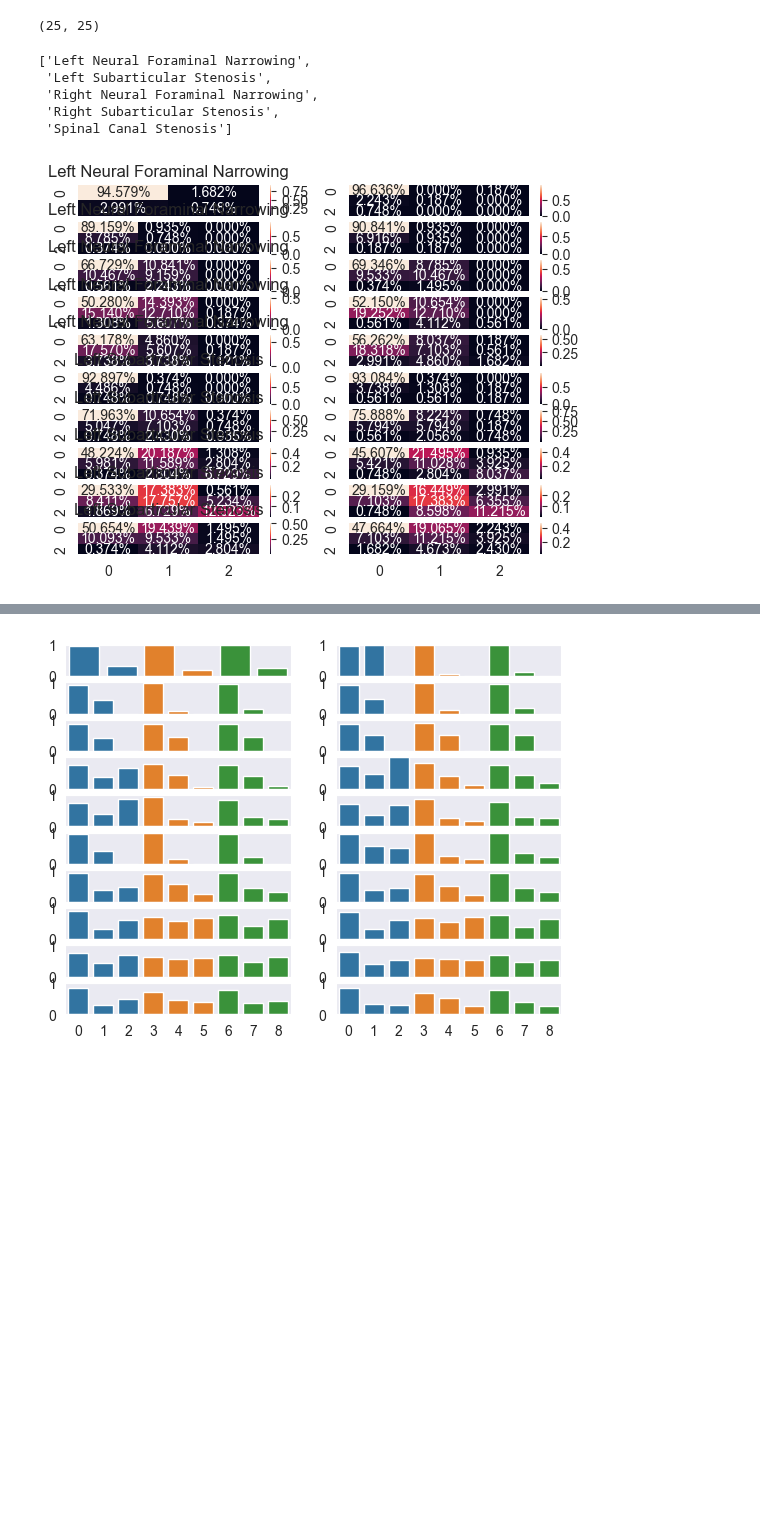
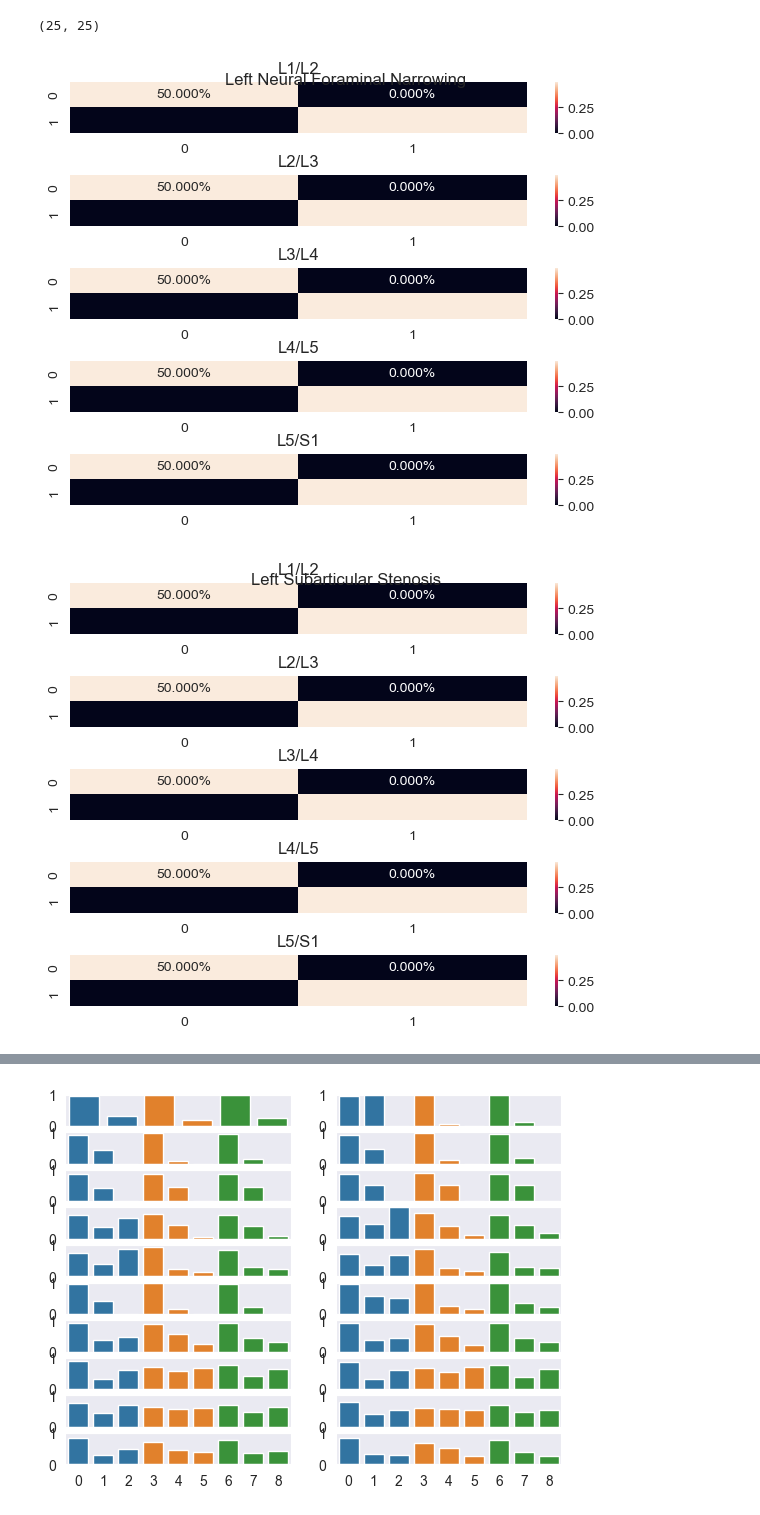
Before and after one commit to IDoCodingStuffs/rsna_2024, a Jupyter notebook: 3d_modeling/rsna-2024-inference.ipynb, the cells around one changed output, grey strips where cells are left out. Cells and saved outputs as stored; diff of their text form; code cells hidden in the pictures; blank space fills up the shorter version.

```diff
--- a/3d_modeling/rsna-2024-inference.ipynb
+++ b/3d_modeling/rsna-2024-inference.ipynb
@@ -182,56 +178,65 @@ len(inferred_l[1]), len(target_l[1])
 # %% [output]
 (25, 25)
 # %%
-conditions
+conditions = ['Left Neural Foraminal Narrowing',
+ 'Left Subarticular Stenosis',
+ 'Right Neural Foraminal Narrowing',
+ 'Right Subarticular Stenosis',
+ 'Spinal Canal Stenosis']
+
+levels = [
+    "L1/L2",
+    "L2/L3",
+    "L3/L4",
+    "L4/L5",
+    "L5/S1",
+]
-# %% [output]
-['Left Neural Foraminal Narrowing',
- 'Left Subarticular Stenosis',
- 'Right Neural Foraminal Narrowing',
- 'Right Subarticular Stenosis',
- 'Spinal Canal Stenosis']
 # %%
 import numpy as np
 import seaborn as sn
 from sklearn.metrics import confusion_matrix
 from operator import truediv
 
 precisions_l = []
 recalls_l = []
 
 precisions_r = []
 recalls_r = []
 
-# !TODO: Refactor
-fig, ax = plt.subplots(nrows=10, ncols=2, squeeze=False)
-for i in range(10):
-    target_ = [e[i] for e in target_l]
-    inferred_ = [e[i] for e in inferred_l]
+precisions_c = []
+recalls_c = []
 
-    ax[i][0].set_title(conditions[i // 5])
+for cond_ind, cond in enumerate(conditions):
+    fig, ax = plt.subplots(nrows=5, squeeze=False)
+    fig.tight_layout()
 
-    cf_matrix = confusion_matrix(target_, inferred_)
-    sn.heatmap(cf_matrix / (np.sum(cf_matrix) + 1e-7), ax=ax[i][0], annot=True, fmt='.3%')
+    for level_ind, level in enumerate(levels):
+        i = cond_ind * 5 + level_ind
 
-    true_pos = np.diag(cf_matrix)
-    prec = list(map(truediv, true_pos, np.sum(cf_matrix, axis=0) + 1e-7))
-    rec = list(map(truediv, true_pos, np.sum(cf_matrix, axis=1) + 1e-7))
+        target_ = [e[i] for e in target_l]
+        inferred_ = [e[i] for e in inferred_l]
 
-    precisions_l.append(prec)
-    recalls_l.append(rec)
+        ax[level_ind][0].set_title(level)
 
-    target_ = [e[i + 10] for e in target_l]
-    inferred_ = [e[i + 10] for e in inferred_l]
+        cf_matrix = confusion_matrix(target_, inferred_)
+        sn.heatmap(cf_matrix / (np.sum(cf_matrix) + 1e-7), ax=ax[level_ind][0], annot=True, fmt='.3%')
 
-    cf_matrix = confusion_matrix(target_, inferred_)
-    sn.heatmap(cf_matrix / (np.sum(cf_matrix) + 1e-7), ax=ax[i][1], annot=True, fmt='.3%')
+        true_pos = np.diag(cf_matrix)
+        prec = list(map(truediv, true_pos, np.sum(cf_matrix, axis=0) + 1e-7))
+        rec = list(map(truediv, true_pos, np.sum(cf_matrix, axis=1) + 1e-7))
 
-    true_pos = np.diag(cf_matrix)
-    prec = list(map(truediv, true_pos, np.sum(cf_matrix, axis=0) + 1e-7))
-    rec = list(map(truediv, true_pos, np.sum(cf_matrix, axis=1) + 1e-7))
+        if cond_ind == 4:
+            precisions_c.append(prec)
+            recalls_c.append(rec)
+        elif cond_ind % 2 == 0:
+            precisions_l.append(prec)
+            recalls_l.append(rec)
+        else:
+            precisions_l.append(prec)
+            recalls_l.append(rec)
 
-    precisions_r.append(prec)
-    recalls_r.append(rec)
-
-plt.show()
+    plt.suptitle(cond)
+    plt.show()
 # %% [output]
-[figure, old version]
+[figure, new version]
+[figure, added]
```
Also changed, not shown: parts of 3 cells of this notebook, 6 other files.
